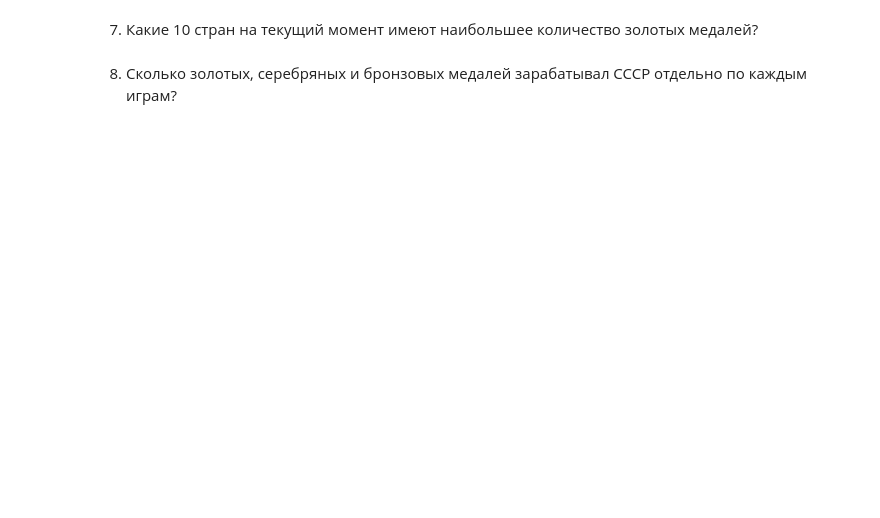
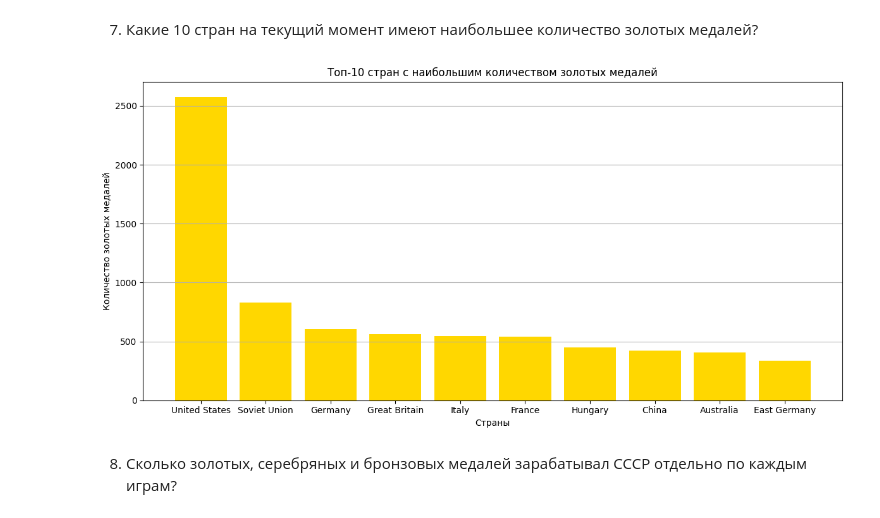
Before and after one commit to sdvaanyaa/ML, a Jupyter notebook: Lab1_1 .ipynb, the cells around one changed output. Saved outputs shown, nothing was run; the diff lists cells and outputs as text; code cells hidden in the pictures; blank space fills up the shorter version.

```diff
--- a/Lab1_1 .ipynb
+++ b/Lab1_1 .ipynb
@@ -66,4 +303,23 @@ import pandas as pd
 # %% [markdown]
 7. Какие 10 стран на текущий момент имеют наибольшее количество золотых медалей?
+# %%
+gold_medals = df[df['Medal'] == 'Gold']
+
+gold_medal_counts = gold_medals.groupby('Team').size().reset_index(name='Gold Medals')
+
+top_10_countries = gold_medal_counts.sort_values(by='Gold Medals', ascending=False).head(10)
+
+plt.figure(figsize=(12, 6))
+plt.bar(top_10_countries['Team'], top_10_countries['Gold Medals'], color='gold')
+
+plt.title('Топ-10 стран с наибольшим количеством золотых медалей')
+plt.xlabel('Страны')
+plt.ylabel('Количество золотых медалей')
+plt.grid(axis='y')
+
+plt.tight_layout()
+plt.show()
+# %% [output]
+[figure, added]
 # %% [markdown]
 8. Сколько золотых, серебряных и бронзовых медалей зарабатывал СССР отдельно по каждым играм?
```
Also changed, not shown: parts of 24 cells of this notebook.
